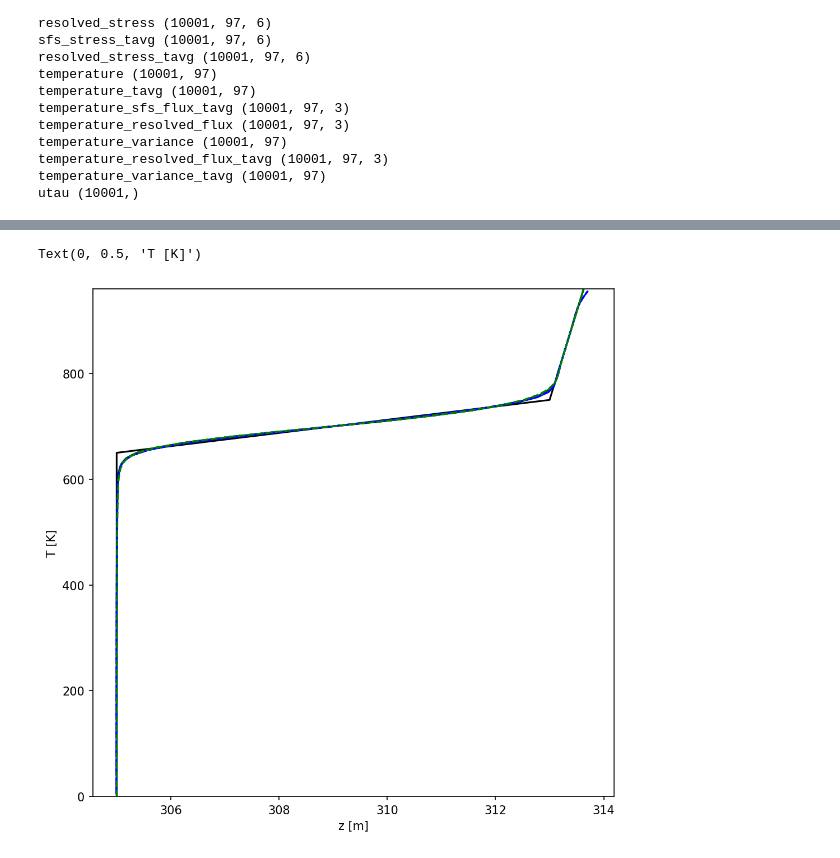
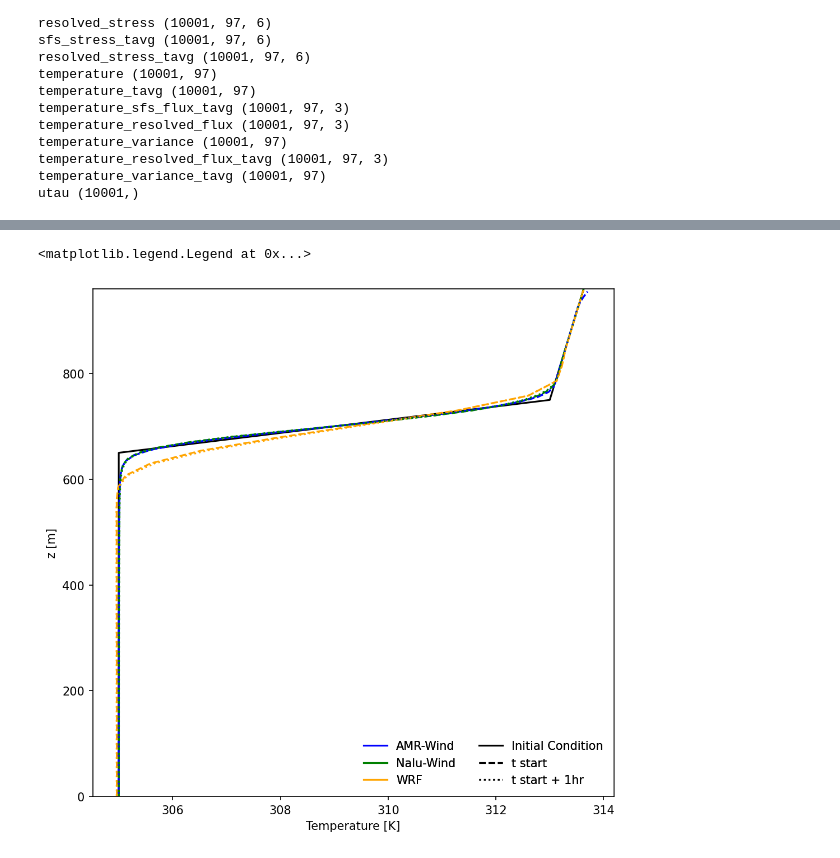
Before and after one commit to lawrenceccheung/AWAKEN_summit_setup, a Jupyter notebook: NeutralABL_turbine1/JRSE_ComparisonPlots/NeutralTemp_vsTime.ipynb, the cells around one changed output, grey strips where cells are left out. Drawn from its saved outputs; the diff is of its cells as text; code cells hidden in the pictures.

```diff
--- a/NeutralABL_turbine1/JRSE_ComparisonPlots/NeutralTemp_vsTime.ipynb
+++ b/NeutralABL_turbine1/JRSE_ComparisonPlots/NeutralTemp_vsTime.ipynb
@@ -33,11 +35,12 @@ warnings.filterwarnings('ignore')
 %matplotlib inline
 # %%
 # Average between 15,000 sec to 20,000 sec
-avgtimes = [{'avgt':[20000, 20600], 'lstyle':{'ls':'-'}},
-            {'avgt':[21000, 21600], 'lstyle':{'ls':'--'}},
-            {'avgt':[22000, 22600], 'lstyle':{'ls':'-.'}},
-            {'avgt':[23000, 23600], 'lstyle':{'ls':':'}},
-            {'avgt':[24000, 24600], 'lstyle':{'ls':'--', 'lw':1.5}},
+avgtimes = [{'avgt':[20500, 20500+600], 'lstyle':{'ls':'--'}, 'iWRF':16},
+            {'avgt':[24100, 24100+600], 'lstyle':{'ls':':'}, 'iWRF':22},
+            #{'avgt':[21000, 21600], 'lstyle':{'ls':'--'}},
+            #{'avgt':[22000, 22600], 'lstyle':{'ls':'-.'}},
+            #{'avgt':[23000, 23600], 'lstyle':{'ls':':'}},
+            #{'avgt':[24000, 24600], 'lstyle':{'ls':'--', 'lw':1.5}},
            ]
 # %%
 AMRDIR='/projects/00000000/AWAKEN/JRSE_Precursor/newmesh/z0_0p03_newWD/'
@@ -114,17 +97,42 @@ Text(0, 0.5, 'T [K]')
+# %%
+# Load the WRF data
+WRFdat = pd.read_csv('WRF_potTemp_timeheights_D1.csv')
+WRFz = [float(z) for z in WRFdat.columns[1:]]
+WRFtimes = [16, 22]
+
+#print(WRFdat.loc[16].values[0], WRFdat.loc[22].values[0])
 # %%
-plt.figure(figsize=(8,8), dpi=150)
+fig, ax = plt.subplots(1, 1, figsize=(8, 8), dpi=150)
 
 plt.plot(initTprof[:,1], initTprof[:,0], 'k')
 for iavg, avgdict in enumerate(avgtimes):
     lstyle = avgdict['lstyle']
-    plt.plot(amrTdat[iavg]['T']['data'], amrTdat[iavg]['T']['z'], color='b', **lstyle)
-    plt.plot(naluTdat[iavg][:,1], naluTdat[iavg][:,0], color='g', **lstyle)
+    ax.plot(amrTdat[iavg]['T']['data'], amrTdat[iavg]['T']['z'], color='b', **lstyle)
+    ax.plot(naluTdat[iavg][:,1], naluTdat[iavg][:,0], color='g', **lstyle)
+    iWRF = avgdict['iWRF']
+    WRFT = WRFdat.loc[iWRF].values[1:]
+    ax.plot(WRFT, WRFz, color='orange', **lstyle)
 
-plt.ylim([0, 960])
+ax.set_ylim([0, 960])
 #plt.ylim([650, 700])
 #plt.xlim([305, 310])
-plt.xlabel('z [m]')
-plt.ylabel('T [K]')
+ax.set_ylabel('z [m]')
+ax.set_xlabel('Temperature [K]')
+
+# Add Legend
+legfontsize=10
+legend1 = plt.legend([
+                      Line2D([0],[0], linestyle='-', color='b', lw=1.5),
+                      Line2D([0],[0], linestyle='-', color='g', lw=1.5),
+                      Line2D([0],[0], linestyle='-', color='orange', lw=1.5),
+
+                      Line2D([0],[0], linestyle='-', color='k', ),
+                      Line2D([0],[0], linestyle='--', color='k', ),
+                      Line2D([0],[0], linestyle=':', color='k', ),
+                      ],
+                      ['AMR-Wind', 'Nalu-Wind', 'WRF', 'Initial Condition', 't start','t start + 1hr',],
+                      fontsize=legfontsize, frameon=False, loc='lower right', ncol=2)
+ax.add_artist(legend1)
 # %% [output]
-Text(0, 0.5, 'T [K]')
+<matplotlib.legend.Legend at 0x...>
-[figure, old version]
+[figure, new version]
```
Also changed, not shown: parts of 4 cells of this notebook, 1 other file.
